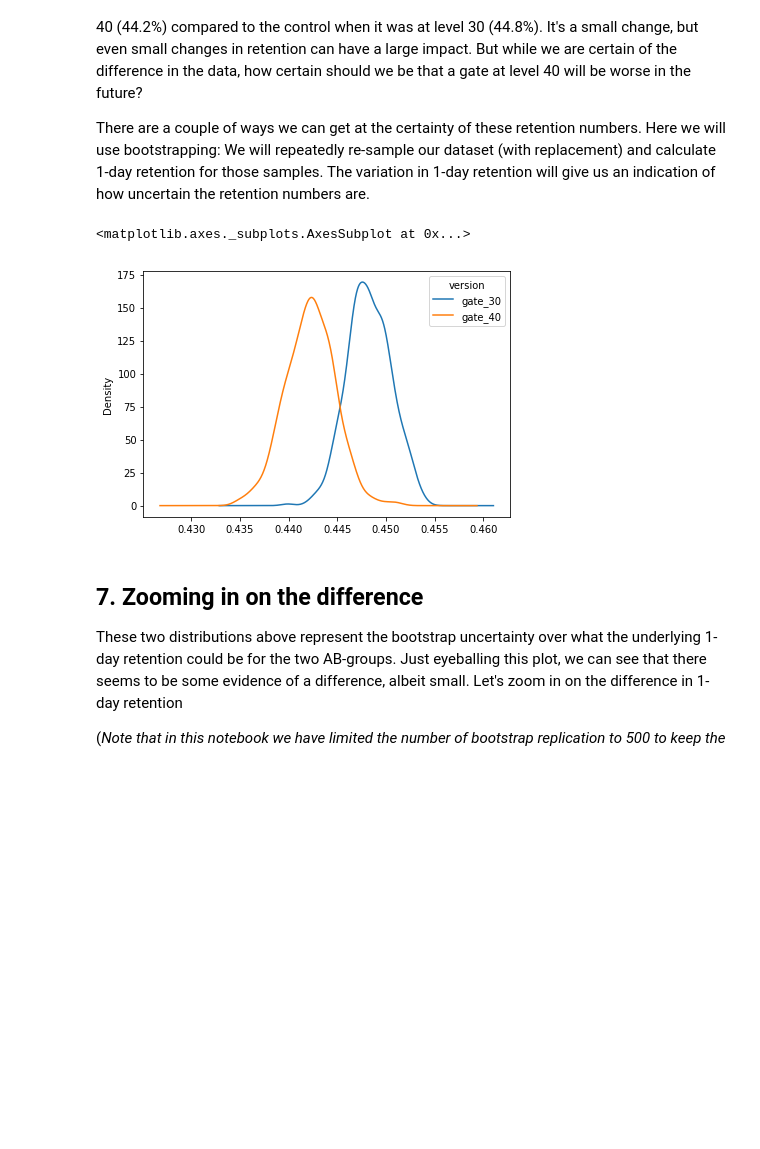
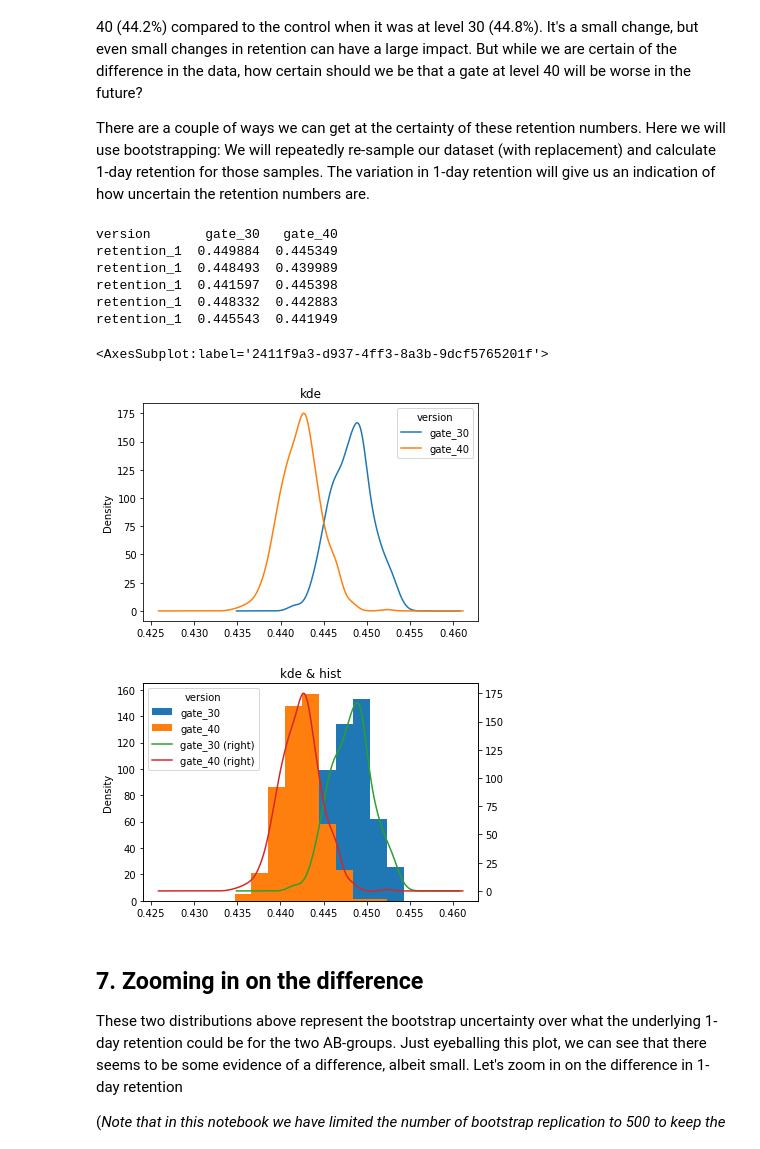
Before and after one commit to cheerchung/A-B-TEST-about-cookie-cats, a Jupyter notebook: notebook.ipynb, the cells around one changed output. Drawn from its saved outputs; the diff is of its cells as text; code cells hidden in the pictures; blank space fills up the shorter version.

```diff
--- a/notebook.ipynb
+++ b/notebook.ipynb
@@ -10,7 +10,7 @@
 # ... YOUR CODE FOR TASK 1 ...
 import pandas as pd
 # Reading in the data
-df = pd.read_csv('datasets/cookie_cats.csv')
+df = pd.read_csv('cookie_cats.csv')
 
 # Showing the first few rows
 # ... YOUR CODE FOR TASK 1 ...
@@ -106,19 +108,29 @@ Name: retention_1, dtype: float64
 # %%
 # Creating an list with bootstrapped means for each AB-group
 import matplotlib.pyplot as plt
 boot_1d = []
 for i in range(500):
     boot_mean = df.sample(frac=1,replace=True).groupby('version')['retention_1'].mean()
     boot_1d.append(boot_mean)
 
 # Transforming the list to a DataFrame
 boot_1d = pd.DataFrame(data=boot_1d)
+print(boot_1d.head())
 # A Kernel Density Estimate plot of the bootstrap distributions
 # ... YOUR CODE FOR TASK 6 ...
-boot_1d.plot(kind='kde')
+boot_1d.plot(kind='kde',title='kde')
+ax=boot_1d.plot(kind='hist')
+boot_1d.plot(kind='kde',ax=ax,secondary_y=True,title='kde & hist')
 # %% [output]
-<matplotlib.axes._subplots.AxesSubplot at 0x...>
+version       gate_30   gate_40
+retention_1  0.449884  0.445349
+retention_1  0.448493  0.439989
+retention_1  0.441597  0.445398
+retention_1  0.448332  0.442883
+retention_1  0.445543  0.441949
+<AxesSubplot:label='2411f9a3-d937-4ff3-8a3b-9dcf5765201f'>
-[figure, old version]
+[figure, new version]
+[figure, added]
 # %% [markdown]
 ## 7. Zooming in on the difference
 <p>These two distributions above represent the bootstrap uncertainty over what the underlying 1-day retention could be for the two AB-groups. Just eyeballing this plot, we can see that there seems to be some evidence of a difference, albeit small. Let's zoom in on the difference in 1-day retention</p>
```
Also changed, not shown: parts of 1 cell of this notebook.
